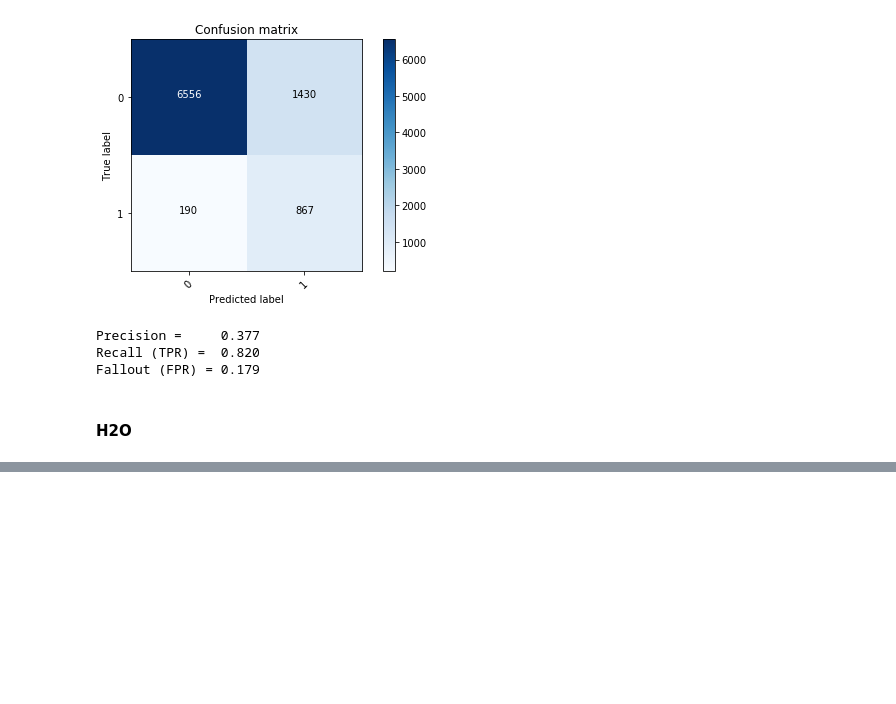
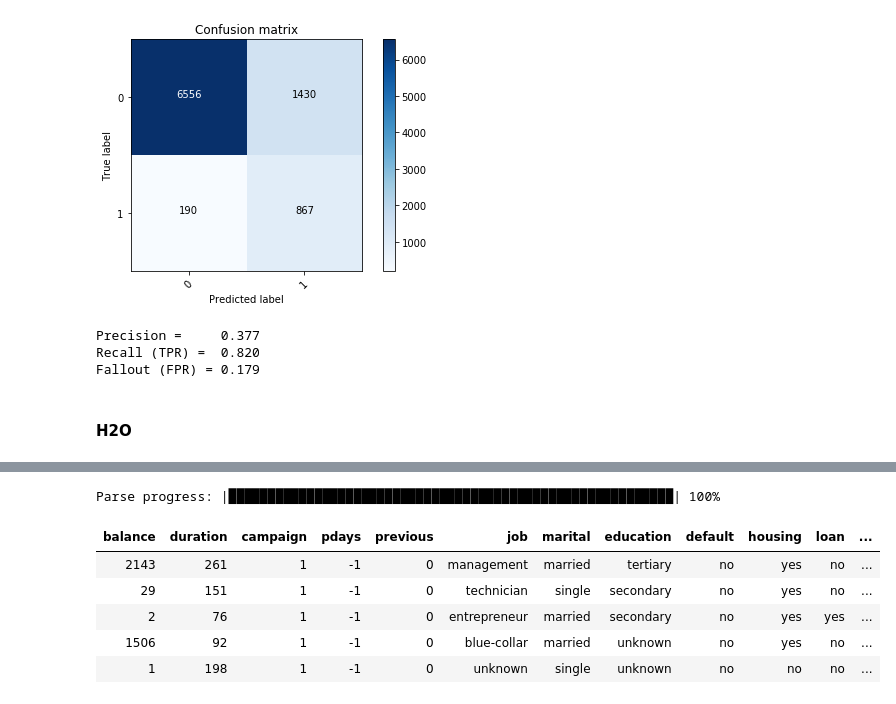
Before and after one commit to lyustefan/bank_marketing, a Jupyter notebook: bank_market_campaign.ipynb, the cells around one changed output, grey strips where cells are left out. Cells and saved outputs as stored; diff of their text form; code cells hidden in the pictures; blank space fills up the shorter version.

```diff
--- a/bank_market_campaign.ipynb
+++ b/bank_market_campaign.ipynb
@@ -482,0 +555,13 @@ Fallout (FPR) = 0.179
+# %%
+hf = h2o.H2OFrame(preprocessing(df, scale = False, OneHotEncoder = False))
+# %% [output]
+Parse progress: |█████████████████████████████████████████████████████████| 100%
+# %%
+hf.head(5)
+# %% [output]
+| balance | duration | campaign | pdays | previous | job | marital | education | default | housing | loan | ... |
+| 2143 | 261 | 1 | -1 | 0 | management | married | tertiary | no | yes | no | ... |
+| 29 | 151 | 1 | -1 | 0 | technician | single | secondary | no | yes | no | ... |
+| 2 | 76 | 1 | -1 | 0 | entrepreneur | married | secondary | no | yes | yes | ... |
+| 1506 | 92 | 1 | -1 | 0 | blue-collar | married | unknown | no | yes | no | ... |
+| 1 | 198 | 1 | -1 | 0 | unknown | single | unknown | no | no | no | ... |
```
Also changed, not shown: parts of 26 cells of this notebook, 2 other files.
